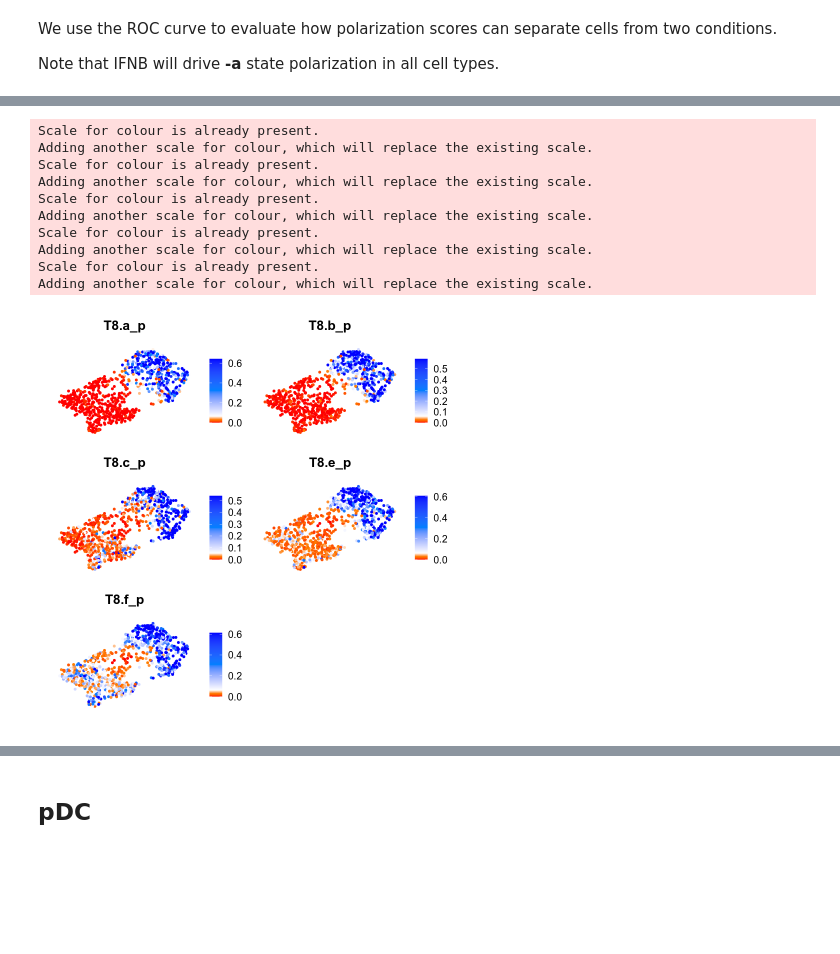
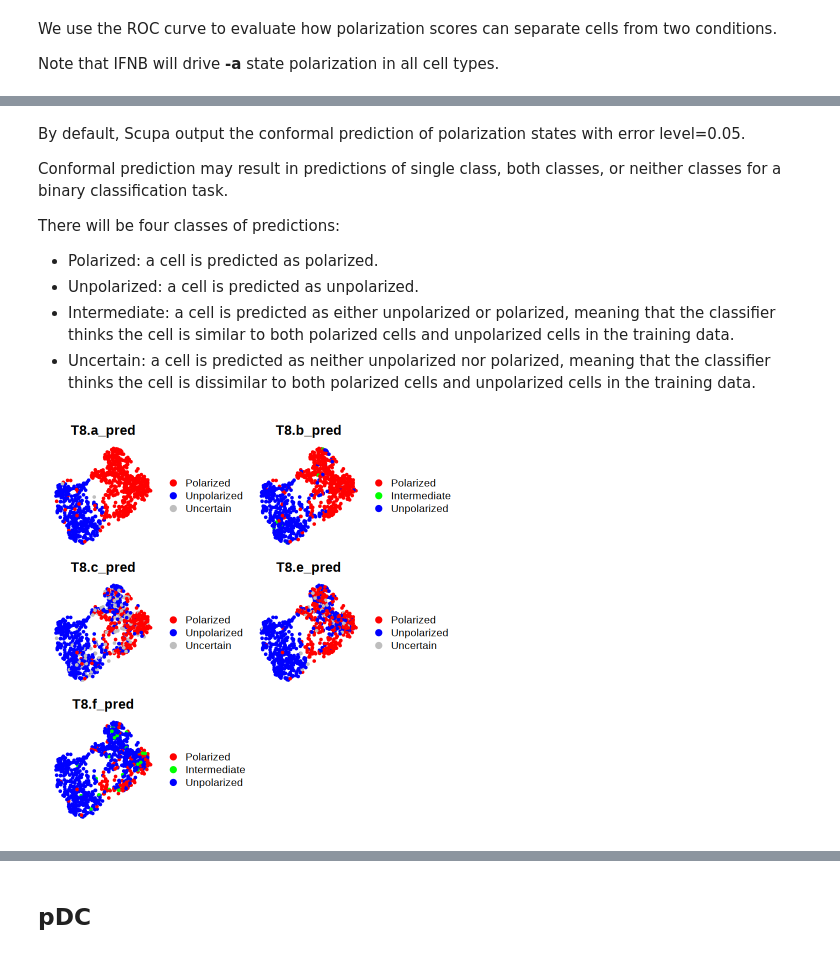
Before and after one commit to bsml320/Scupa, a Jupyter notebook: inst/notebook/vignette_scupa_ifnb.ipynb, the cells around one changed output, grey strips where cells are left out. Saved outputs shown, nothing was run; the diff lists cells and outputs as text; code cells hidden in the pictures; blank space fills up the shorter version.

```diff
--- a/inst/notebook/vignette_scupa_ifnb.ipynb
+++ b/inst/notebook/vignette_scupa_ifnb.ipynb
@@ -91,7 +91,7 @@ Active assay: uce (1280 features, 1280 variable features)
 # %%
 cd8t <- cd8t %>%
     ScaleData() %>%
-    RunPCA(verbose = FALSE, npcs = 50) %>%
+    RunPCA(npcs = 50, verbose = FALSE) %>%
     FindNeighbors(dims = 1:20, verbose=FALSE) %>%
     FindClusters(resolution = 1, verbose=FALSE)%>%
     RunUMAP(dims = 1:20, verbose=FALSE)
@@ -163,15 +163,16 @@ Adding another scale for colour, which will replace the existing scale.
+# %% [markdown]
+By default, Scupa output the conformal prediction of polarization states with error level=0.05.
+
+Conformal prediction may result in predictions of single class, both classes, or neither classes for a binary classification task.
+
+There will be four classes of predictions:
+
+* Polarized: a cell is predicted as polarized.
+* Unpolarized: a cell is predicted as unpolarized.
+* Intermediate: a cell is predicted as either unpolarized or polarized, meaning that the classifier thinks the cell is similar to both polarized cells and unpolarized cells in the training data.
+* Uncertain: a cell is predicted as neither unpolarized nor polarized, meaning that the classifier thinks the cell is dissimilar to both polarized cells and unpolarized cells in the training data.
 # %%
-FeaturePlot(cd8t, c('T8.a_p','T8.b_p','T8.c_p','T8.e_p','T8.f_p')) &
-    NoAxes() & scale_color_gradientn(colors=rev(colorRamps::matlab.like(5)), values=c(0,0.05,0.1,0.5,1))
+DimPlot(cd8t, group.by=c('T8.a_pred','T8.b_pred','T8.c_pred','T8.e_pred','T8.f_pred'), ncol=2) &
+    NoAxes() & scale_colour_manual(values = c('Polarized'='red','Intermediate'='green','Unpolarized'='blue','Uncertain'='gray'))
 # %% [output]
-Scale for colour is already present.
-Adding another scale for colour, which will replace the existing scale.
-Scale for colour is already present.
-Adding another scale for colour, which will replace the existing scale.
-Scale for colour is already present.
-Adding another scale for colour, which will replace the existing scale.
-Scale for colour is already present.
-Adding another scale for colour, which will replace the existing scale.
-Scale for colour is already present.
-Adding another scale for colour, which will replace the existing scale.
-[figure, old version]
+[figure, new version]
```
Also changed, not shown: parts of 16 cells of this notebook, 12 other files.
